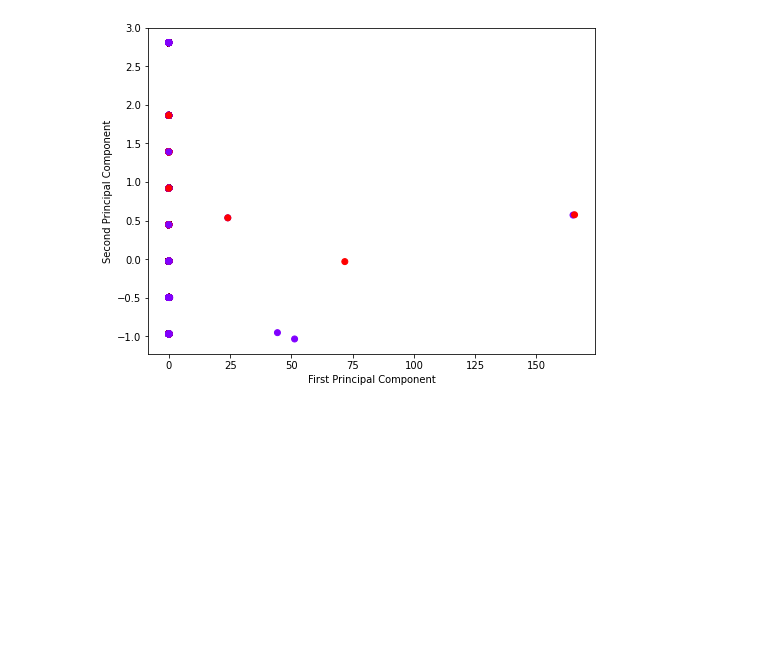
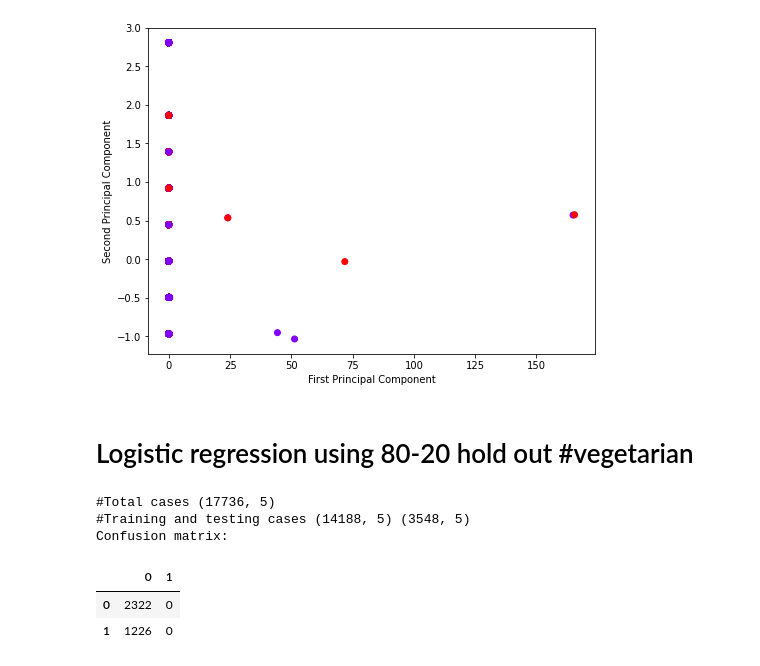
Before and after one commit to Amruthakap3/AML, a Jupyter notebook: logistic_regression.ipynb, the cells around one changed output. Cells and saved outputs as stored; diff of their text form; code cells hidden in the pictures; blank space fills up the shorter version.

```diff
--- a/logistic_regression.ipynb
+++ b/logistic_regression.ipynb
@@ -171,3 +190,44 @@ plt.ylabel('Second Principal Component')
 # %% [output]
 Text(0, 0.5, 'Second Principal Component')
 [figure]
+# %% [markdown]
+# Logistic regression using 80-20 hold out #vegetarian
+# %%
+# Split the data set and perform logistic regression  #cakeweek
+from sklearn.model_selection import train_test_split
+
+# Try the scaled data set
+X = scaled_X
+Y = vegetarian_Y['vegetarian']
+
+# Split the dataset into the training set (80%) and testing (20%)
+# random_state Controls the shuffling applied to the data before applying the split.
+X_train, X_test, Y_train, Y_test = train_test_split(X, Y, test_size = 0.20, random_state = 0)
+
+
+# Perform logistic regression
+from sklearn.linear_model import LogisticRegression
+classifier = LogisticRegression()
+classifier.fit(X_train, Y_train)
+
+# measure model accuracy
+Y_pred = classifier.predict(X_test)
+
+from sklearn.metrics import confusion_matrix
+import pandas as pd
+import numpy as np
+
+labels = [0, 1]
+cm = confusion_matrix(Y_test, Y_pred, labels=labels)
+
+print ('#Total cases', X.shape)
+print ('#Training and testing cases', X_train.shape, X_test.shape)
+print ('Confusion matrix:')
+pd.DataFrame(cm, index=labels, columns=labels)
+# %% [output]
+#Total cases (17736, 5)
+#Training and testing cases (14188, 5) (3548, 5)
+Confusion matrix:
+|  | 0 | 1 |
+| 0 | 2322 | 0 |
+| 1 | 1226 | 0 |
```
Also changed, not shown: parts of 17 cells of this notebook.
